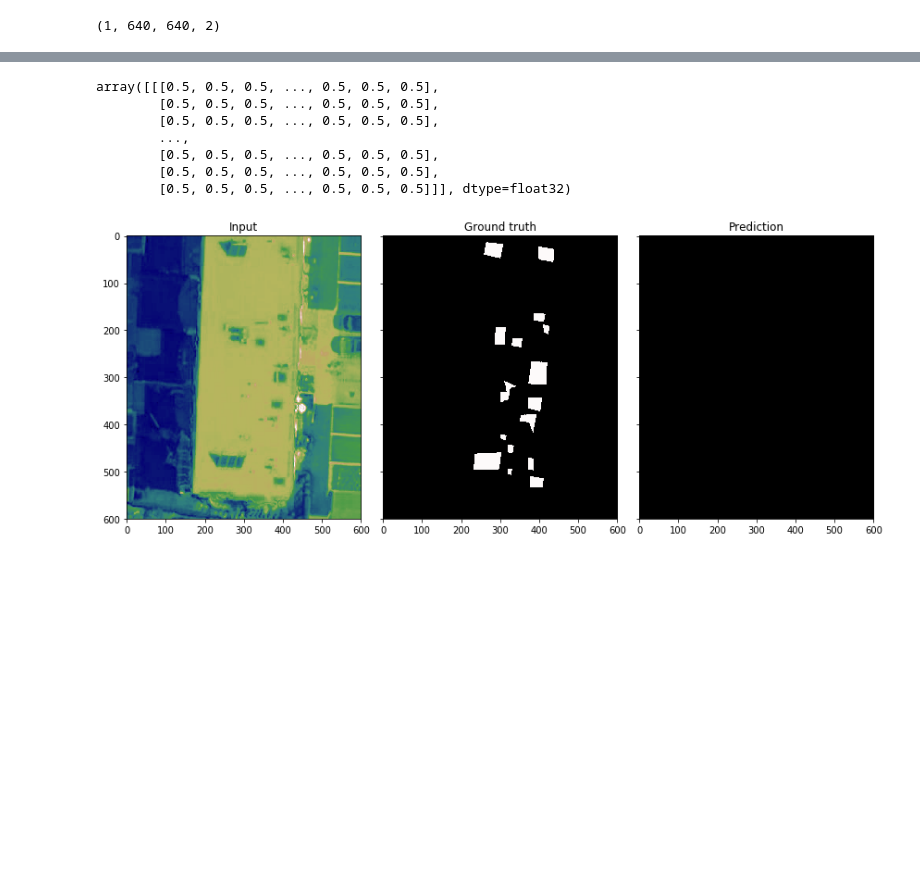
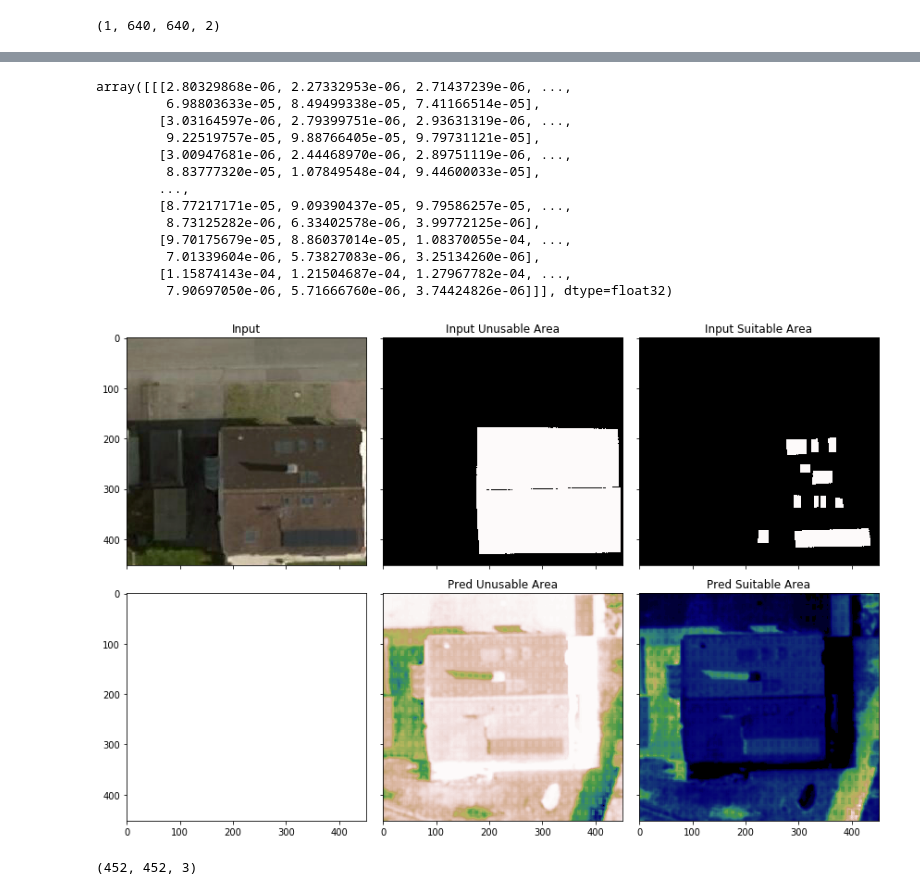
Before and after one commit to NachbarStrom/python-nachbarstrom-dl-unet, a Jupyter notebook: demo/nachbarstrom_unet.ipynb, the cells around one changed output, grey strips where cells are left out. Drawn from its saved outputs; the diff is of its cells as text; code cells hidden in the pictures; blank space fills up the shorter version.

Commit message:
Add details to nachbarstrom unet notebook

```diff
--- a/demo/nachbarstrom_unet.ipynb
+++ b/demo/nachbarstrom_unet.ipynb
@@ -10,7 +10,7 @@ from nachbarstrom import LocalImgDataProvider
 from tf_unet import unet
 from tf_unet import util
 # %%
-basedir = "/home/tomas/Desktop/labelbox-download/"
+basedir = "/home/tomas_ruiz_te_gmail_com/labelbox-download/"
 generator = LocalImgDataProvider(basedir=basedir)
 # %%
 x_test, y_test = generator(1)
@@ -28,3 +29,3 @@ ax[1].imshow(y_test[0,...,1], aspect="auto")
 # %%
-net = unet.Unet(channels=generator.channels, n_class=generator.n_class, layers=3, features_root=16)
+net = unet.Unet(channels=generator.channels, n_class=generator.n_class, layers=5, features_root=32, cost="dice_coefficient")
 # %% [output]
@@ -62,23 +63,32 @@ INFO:tensorflow:Restoring parameters from ./unet_trained/model.ckpt
 # %%
 prediction[:,:,:,1]
 # %% [output]
-array([[[0.5, 0.5, 0.5, ..., 0.5, 0.5, 0.5],
-        [0.5, 0.5, 0.5, ..., 0.5, 0.5, 0.5],
-        [0.5, 0.5, 0.5, ..., 0.5, 0.5, 0.5],
+array([[[2.80329868e-06, 2.27332953e-06, 2.71437239e-06, ...,
+         6.98803633e-05, 8.49499338e-05, 7.41166514e-05],
+        [3.03164597e-06, 2.79399751e-06, 2.93631319e-06, ...,
+         9.22519757e-05, 9.88766405e-05, 9.79731121e-05],
+        [3.00947681e-06, 2.44468970e-06, 2.89751119e-06, ...,
+         8.83777320e-05, 1.07849548e-04, 9.44600033e-05],
         ...,
-        [0.5, 0.5, 0.5, ..., 0.5, 0.5, 0.5],
-        [0.5, 0.5, 0.5, ..., 0.5, 0.5, 0.5],
-        [0.5, 0.5, 0.5, ..., 0.5, 0.5, 0.5]]], dtype=float32)
+        [8.77217171e-05, 9.09390437e-05, 9.79586257e-05, ...,
+         8.73125282e-06, 6.33402578e-06, 3.99772125e-06],
+        [9.70175679e-05, 8.86037014e-05, 1.08370055e-04, ...,
+         7.01339604e-06, 5.73827083e-06, 3.25134260e-06],
+        [1.15874143e-04, 1.21504687e-04, 1.27967782e-04, ...,
+         7.90697050e-06, 5.71666760e-06, 3.74424826e-06]]], dtype=float32)
+# %%
+mask_1 = prediction[0,...,0]
+mask_2 = prediction[0,...,1]
 # %%
-fig, ax = plt.subplots(1, 3, sharex=True, sharey=True, figsize=(12,5))
-ax[0].imshow(x_test[0,...,0], aspect="auto")
-ax[1].imshow(y_test[0,...,1], aspecat="auto")
-# mask = prediction[0,...,1] > 0.9
-ax[2].imshow(mask, aspect="auto")
-ax[0].set_title("Input")
-ax[1].set_title("Ground truth")
-ax[2].set_title("Prediction")
+fig, ax = plt.subplots(2, 3, sharex=True, sharey=True, figsize=(12, 8))
+ax[0, 0].imshow(x_test[0,...], aspect="auto"); ax[0, 0].set_title("Input")
+ax[0, 1].imshow(y_test[0,...,0], aspect="auto"); ax[0, 1].set_title("Input Unusable Area")
+ax[0, 2].imshow(y_test[0,...,1], aspect="auto"); ax[0, 2].set_title("Input Suitable Area")
+
+ax[1, 1].imshow(mask_1, aspect="auto"); ax[1, 1].set_title("Pred Unusable Area")
+ax[1, 2].imshow(mask_2, aspect="auto"); ax[1, 2].set_title("Pred Suitable Area")
+
 fig.tight_layout()
-fig.savefig("../docs/toy_problem.png")
+fig.savefig("nachbarstrom-evaluation.png")
 # %% [output]
-[figure, old version]
+[figure, new version]
@@ -84,0 +99,4 @@ fig.savefig("../docs/toy_problem.png")
+# %%
+b.shape
+# %% [output]
+(452, 452, 3)
```
Also changed, not shown: parts of 12 cells of this notebook, 3 other files.
